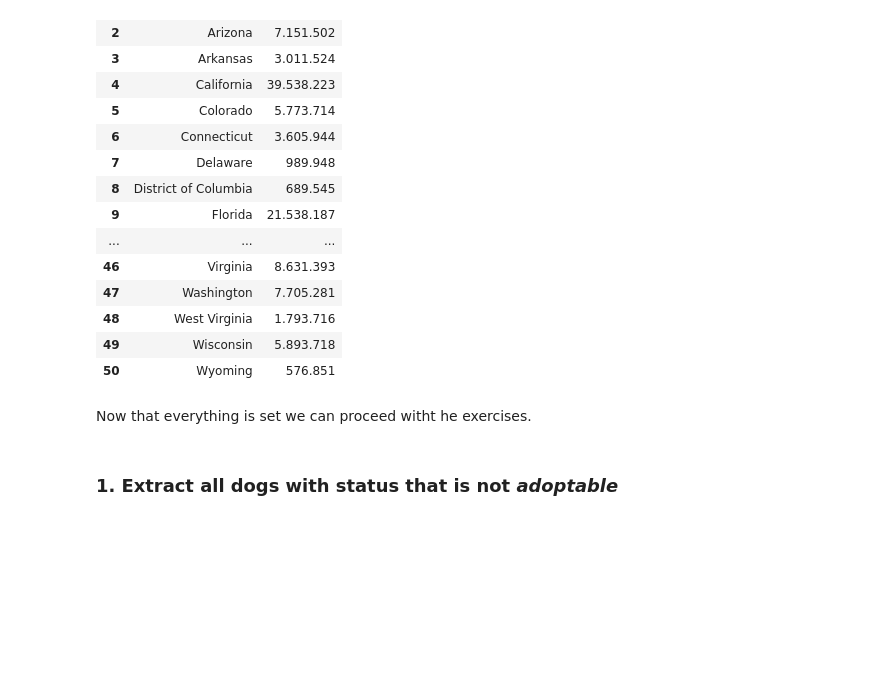
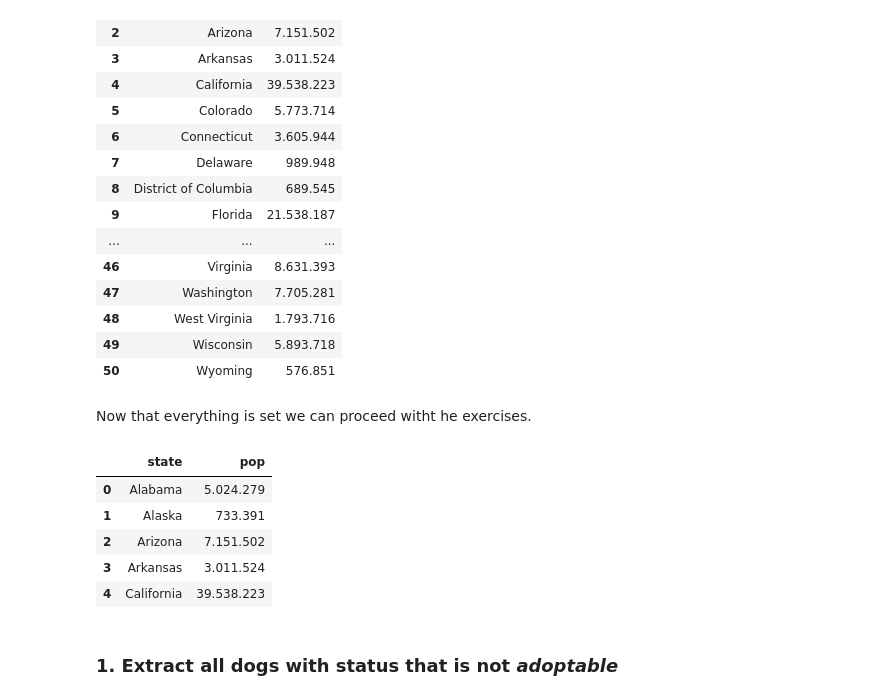
Before and after one commit to alexcri90/FoCS, a Jupyter notebook: project-2022.ipynb, the cells around one changed output. Cells and saved outputs as stored; diff of their text form; code cells hidden in the pictures; blank space fills up the shorter version.

```diff
--- a/project-2022.ipynb
+++ b/project-2022.ipynb
@@ -102,6 +111,15 @@ nst
 | 50 | Wyoming | 576.851 |
 # %% [markdown]
 Now that everything is set we can proceed witht he exercises.
+# %%
+nst.head()
+# %% [output]
+|  | state | pop |
+| 0 | Alabama | 5.024.279 |
+| 1 | Alaska | 733.391 |
+| 2 | Arizona | 7.151.502 |
+| 3 | Arkansas | 3.011.524 |
+| 4 | California | 39.538.223 |
 # %% [markdown]
 ### 1. Extract all dogs with status that is not *adoptable*
 # %%
```
Also changed, not shown: parts of 1 cell of this notebook, 1 other file.
